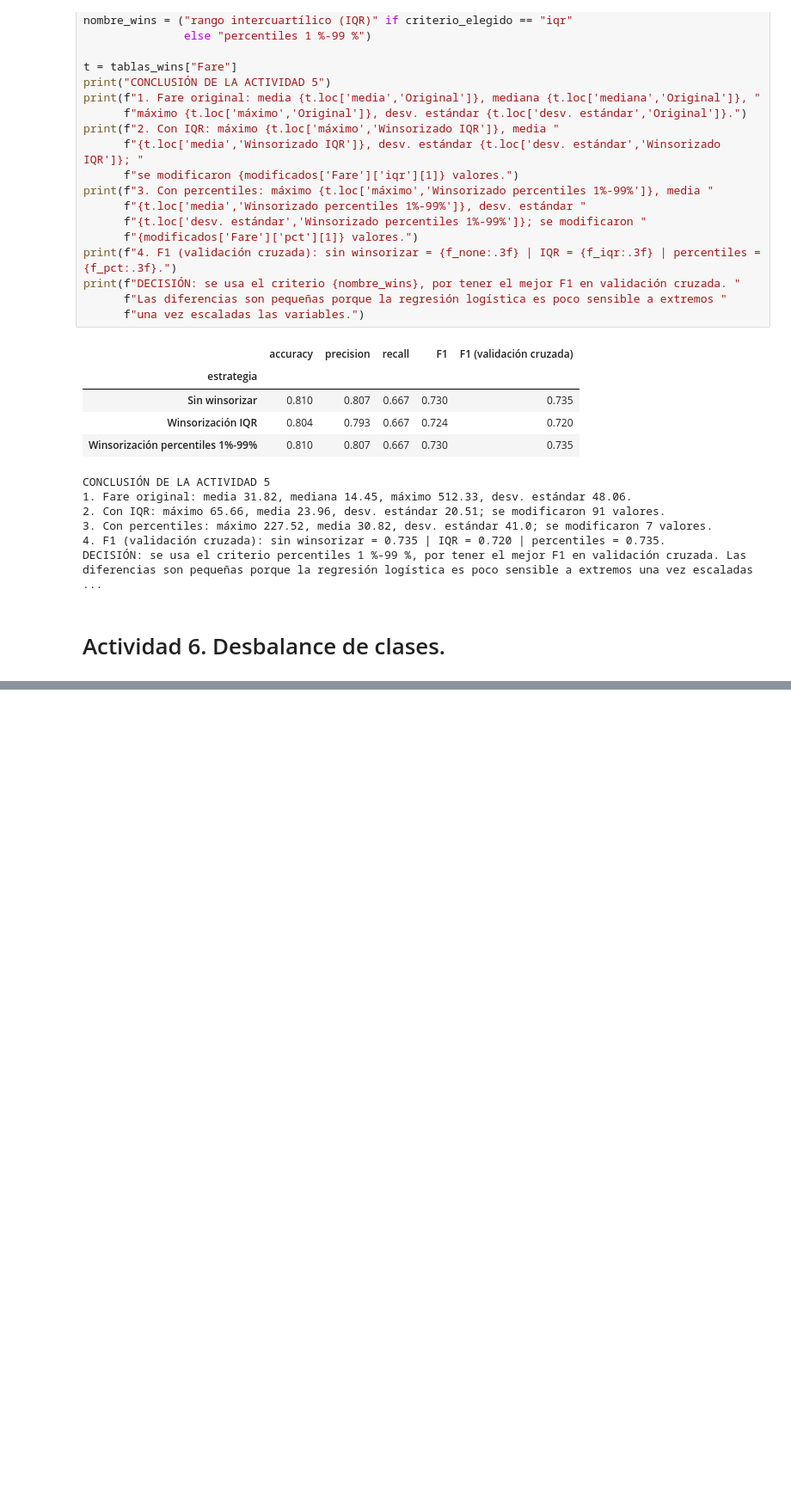
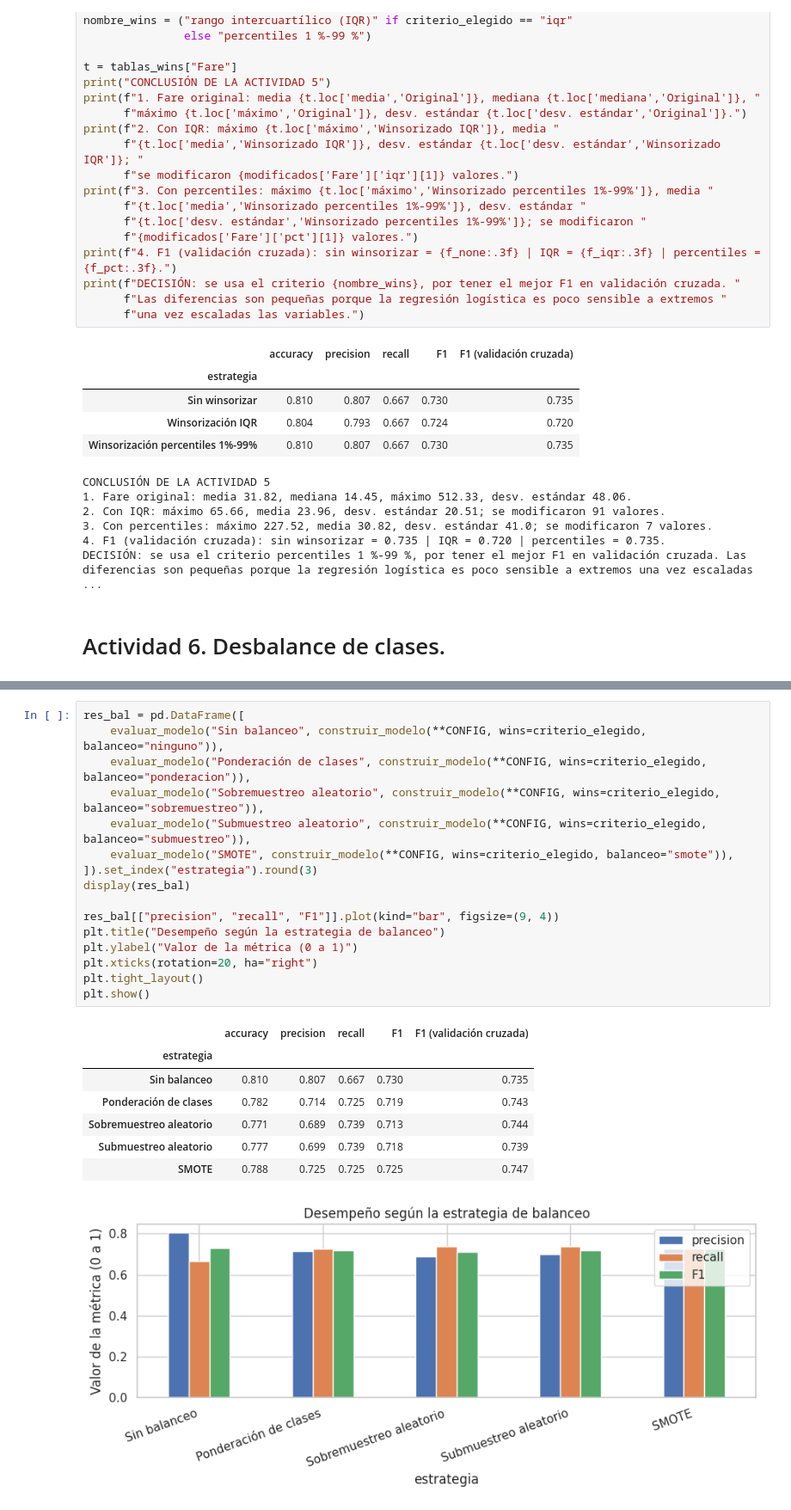
Before and after one commit to FabsRobles/Practica2-IA, a Jupyter notebook: notebook/Titanic_EDA.ipynb, the cells around one changed output, grey strips where cells are left out. Shown at 86% size. Cells and saved outputs as stored; diff of their text form; blank space fills up the shorter version.

```diff
--- a/notebook/Titanic_EDA.ipynb
+++ b/notebook/Titanic_EDA.ipynb
@@ -880,0 +934,25 @@ DECISIÓN: se usa el criterio percentiles 1 %-99 %, por tener el mejor F1 en val
+# %%
+res_bal = pd.DataFrame([
+    evaluar_modelo("Sin balanceo", construir_modelo(**CONFIG, wins=criterio_elegido, balanceo="ninguno")),
+    evaluar_modelo("Ponderación de clases", construir_modelo(**CONFIG, wins=criterio_elegido, balanceo="ponderacion")),
+    evaluar_modelo("Sobremuestreo aleatorio", construir_modelo(**CONFIG, wins=criterio_elegido, balanceo="sobremuestreo")),
+    evaluar_modelo("Submuestreo aleatorio", construir_modelo(**CONFIG, wins=criterio_elegido, balanceo="submuestreo")),
+    evaluar_modelo("SMOTE", construir_modelo(**CONFIG, wins=criterio_elegido, balanceo="smote")),
+]).set_index("estrategia").round(3)
+display(res_bal)
+
+res_bal[["precision", "recall", "F1"]].plot(kind="bar", figsize=(9, 4))
+plt.title("Desempeño según la estrategia de balanceo")
+plt.ylabel("Valor de la métrica (0 a 1)")
+plt.xticks(rotation=20, ha="right")
+plt.tight_layout()
+plt.show()
+# %% [output]
+|  | accuracy | precision | recall | F1 | F1 (validación cruzada) |
+| estrategia |  |  |  |  |  |
+| Sin balanceo | 0.810 | 0.807 | 0.667 | 0.730 | 0.735 |
+| Ponderación de clases | 0.782 | 0.714 | 0.725 | 0.719 | 0.743 |
+| Sobremuestreo aleatorio | 0.771 | 0.689 | 0.739 | 0.713 | 0.744 |
+| Submuestreo aleatorio | 0.777 | 0.699 | 0.739 | 0.718 | 0.739 |
+| SMOTE | 0.788 | 0.725 | 0.725 | 0.725 | 0.747 |
+[figure, added]
```
Also changed, not shown: parts of 6 cells of this notebook.
